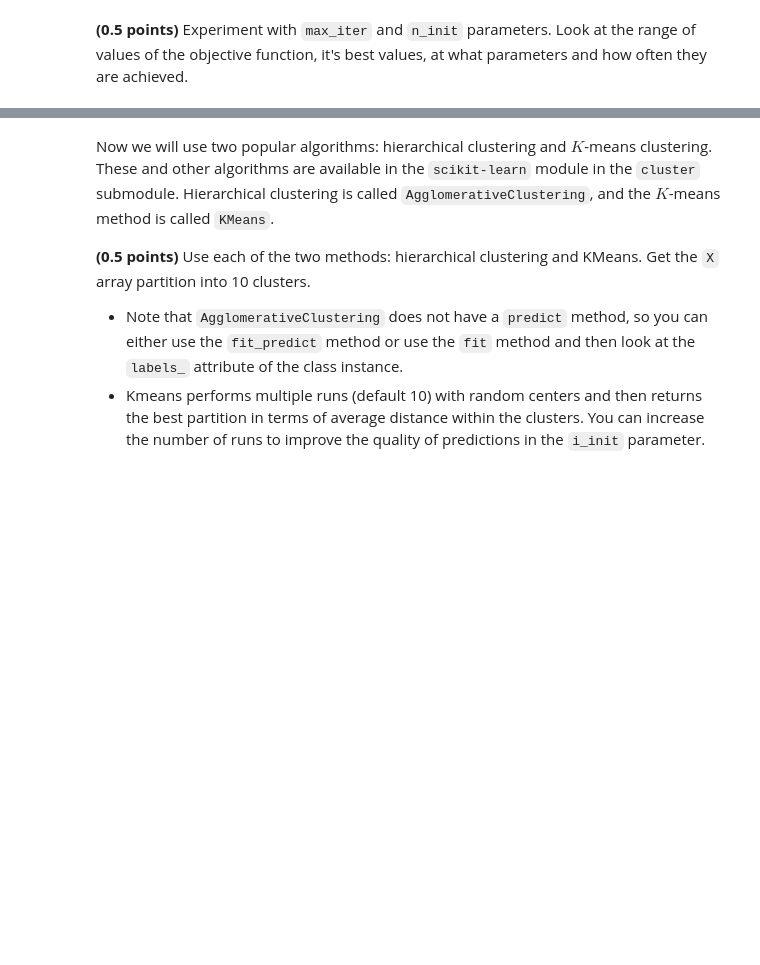
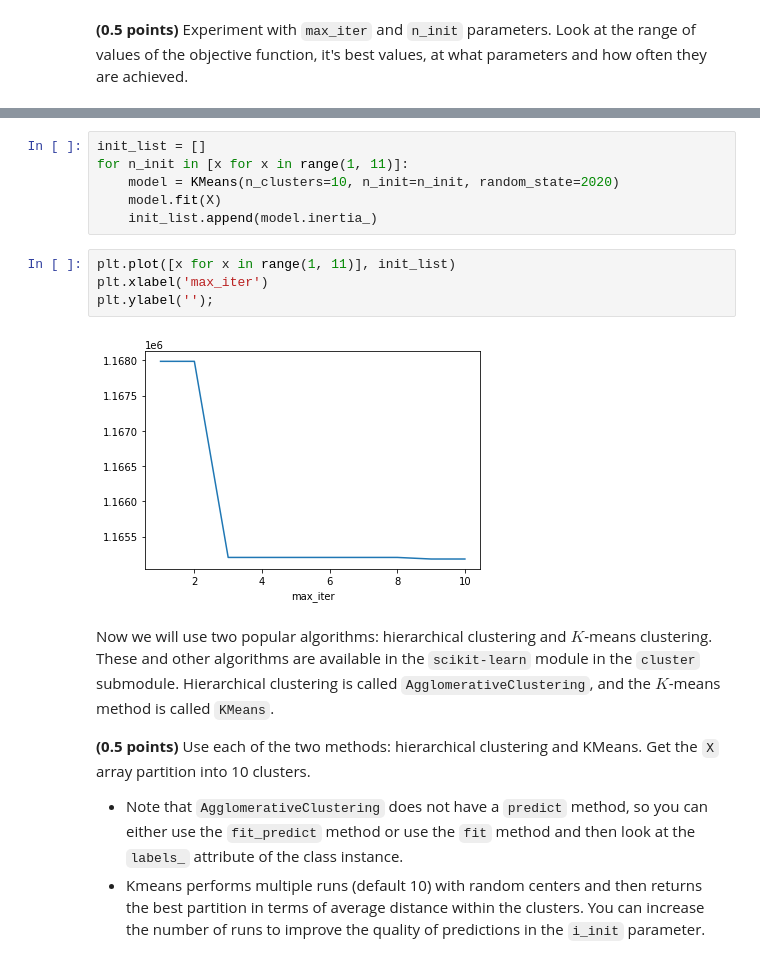
Before and after one commit to dmakuznetsov/RS-School-ML-intro-2022Q1, a Jupyter notebook: 8-clustering.ipynb, the cells around one changed output, grey strips where cells are left out. Saved outputs shown, nothing was run; the diff lists cells and outputs as text; blank space fills up the shorter version.

```diff
--- a/8-clustering.ipynb
+++ b/8-clustering.ipynb
@@ -126,3 +192,15 @@ assert custor_kmeans_labels.shape == (1797,)
+# %%
+init_list = []
+for n_init in [x for x in range(1, 11)]:
+    model = KMeans(n_clusters=10, n_init=n_init, random_state=2020)
+    model.fit(X)
+    init_list.append(model.inertia_)
+# %%
+plt.plot([x for x in range(1, 11)], init_list)
+plt.xlabel('max_iter')
+plt.ylabel('');
+# %% [output]
+[figure, added]
 # %% [markdown]
 Now we will use two popular algorithms: hierarchical clustering and $K$-means clustering. These and other algorithms are available in the `scikit-learn` module in the `cluster` submodule. Hierarchical clustering is called `AgglomerativeClustering`, and the $K$-means method is called `KMeans`.
 
```
Also changed, not shown: parts of 23 cells of this notebook.
